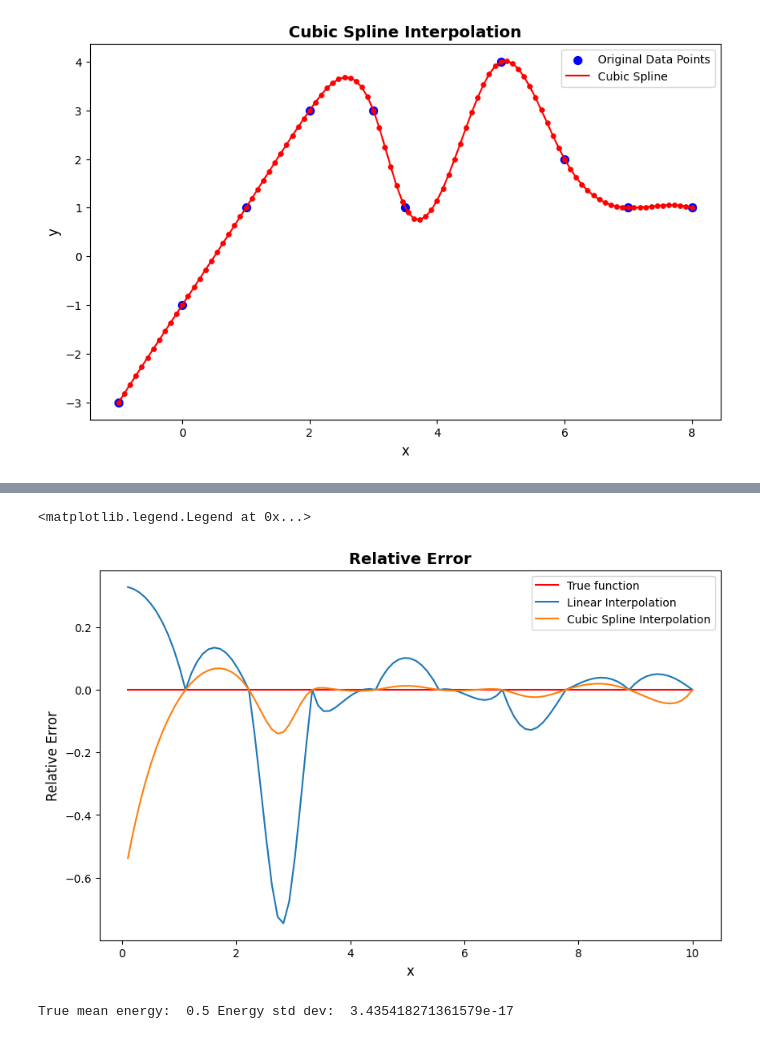
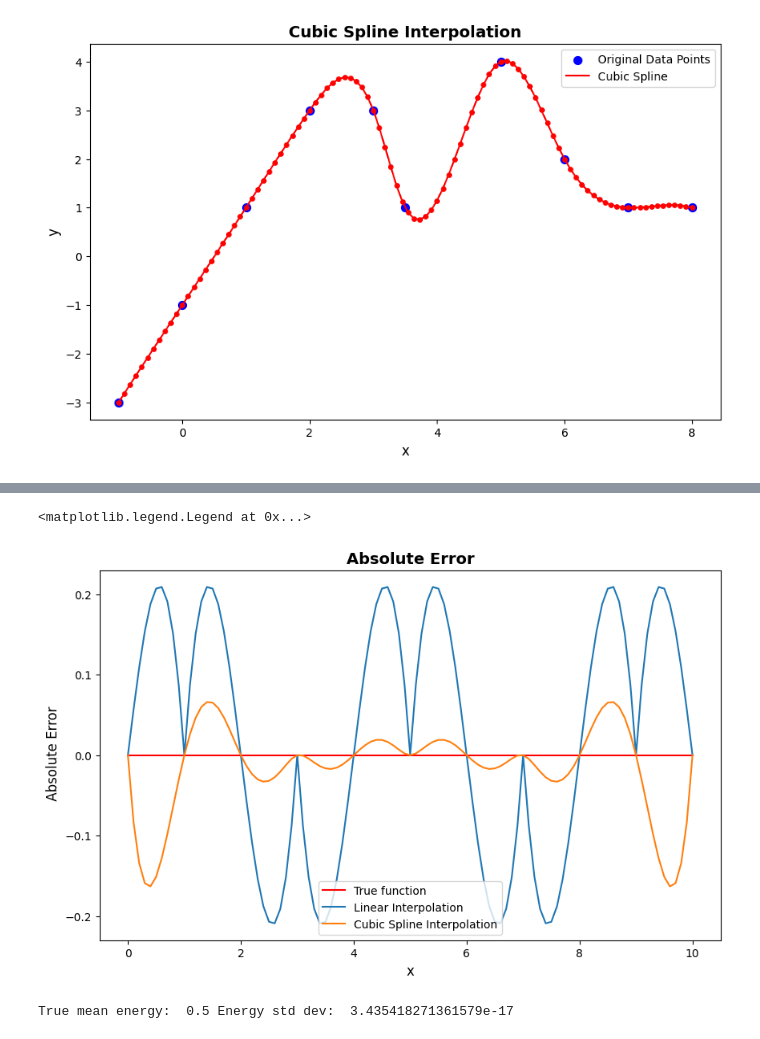
Before and after one commit to Aradhikaaa/Interpolation, a Jupyter notebook: hw1.ipynb, the cells around one changed output, grey strips where cells are left out. Drawn from its saved outputs; the diff is of its cells as text; code cells hidden in the pictures.

Commit message:
Modify error analysis

```diff
--- a/hw1.ipynb
+++ b/hw1.ipynb
@@ -79,10 +80,10 @@ def func(x):
     y = np.sin((np.pi/2)* x ) + x/2
     return y
 
-x = np.linspace(0,10,10)
+x = np.linspace(0,10,11)
 y = func(x)
 g = interpolating_function(x,y)
-x_new = np.linspace(0,10,100)
+x_new = np.linspace(0,10,101)
 y_new = [g(xi) for xi in x_new]
 
 
@@ -119,24 +139,24 @@ plt.legend()
 # %%
-#RELATIVE ERROR
+# ABSOLUTE ERROR
 
-x=np.linspace(0,10,100)
+x=np.linspace(0,10,101)
 y=func(x)
 
-no_err = ((y-y)/y)
-rel_err = ((y - y_new) / y)
-rel_err_cs = ((y - y_new_cs) / y)
+no_err = (y-y)
+rel_err = (y - y_new)
+rel_err_cs = (y - y_new_cs)
 
 plt.figure(figsize=(10,6))
-plt.title('Relative Error', fontsize=14, fontweight='bold')
+plt.title('Absolute Error', fontsize=14, fontweight='bold')
 plt.plot(x,no_err, color='red',label="True function")
 plt.plot(x,rel_err,label='Linear Interpolation')
 plt.plot(x,rel_err_cs,label='Cubic Spline Interpolation')
 plt.xlabel('x', fontsize=12)
-plt.ylabel('Relative Error', fontsize=12)
+plt.ylabel(' Absolute Error', fontsize=12)
 plt.legend()
 # %% [output]
 <matplotlib.legend.Legend at 0x...>
-[figure, old version]
+[figure, new version]
 # %%
  #Simple Harmonic Motion :
 
```
Also changed, not shown: parts of 8 cells of this notebook.
